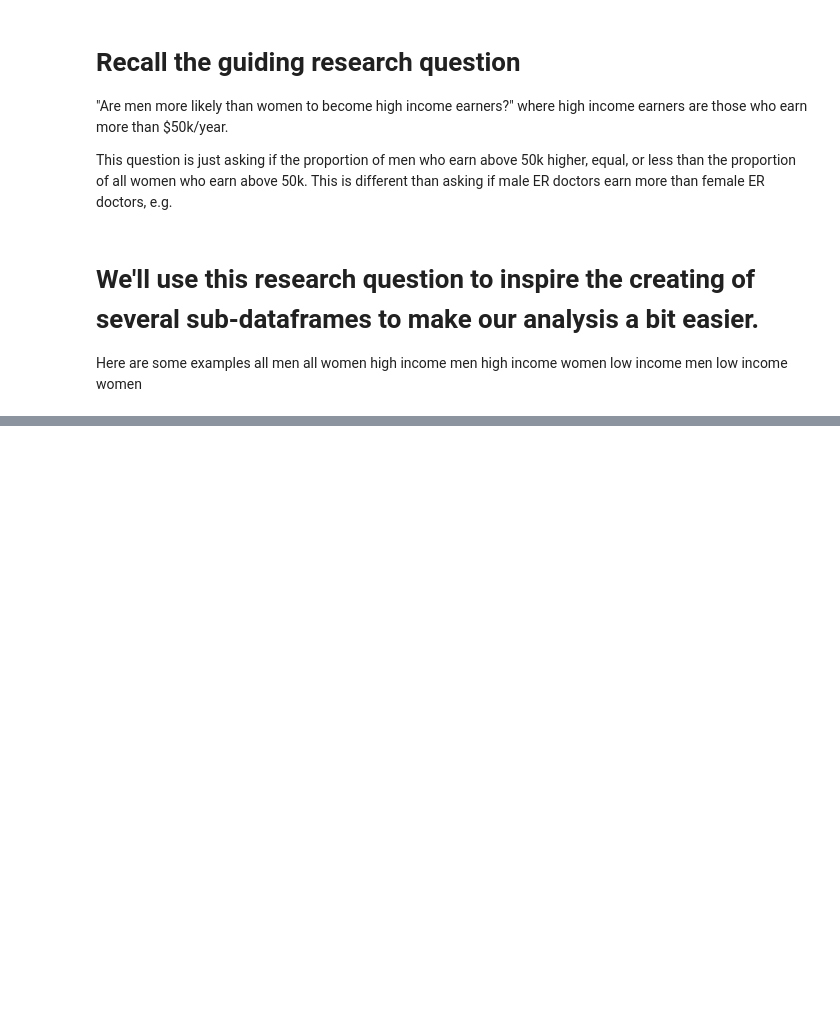
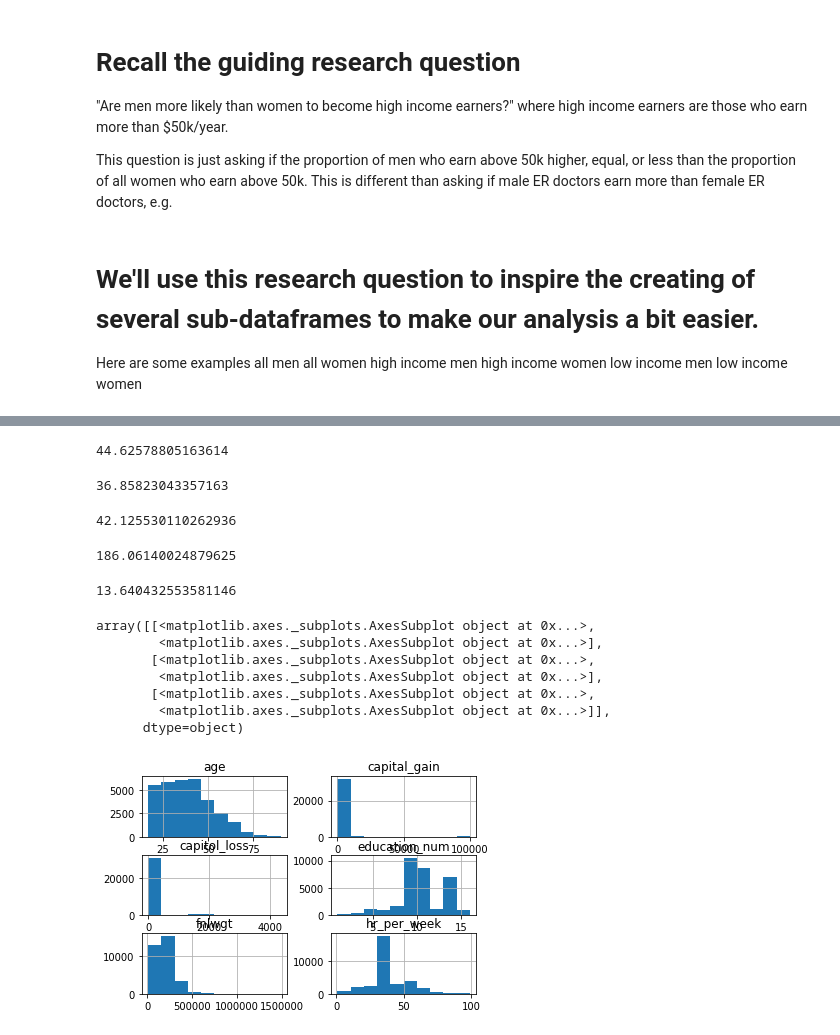
Before and after one commit to emagg1/Math2212_Maggiore, a Jupyter notebook: M2_Statistics/M2_Adult.ipynb, the cells around one changed output, grey strips where cells are left out. Drawn from its saved outputs; the diff is of its cells as text; code cells hidden in the pictures; blank space fills up the shorter version.

```diff
--- a/M2_Statistics/M2_Adult.ipynb
+++ b/M2_Statistics/M2_Adult.ipynb
@@ -89,0 +173,33 @@ men_low_income
+# %%
+men_high_income['age'].mean()
+# %% [output]
+44.62578805163614
+# %%
+women['age'].mean()
+# %% [output]
+36.85823043357163
+# %%
+women_high_income['age'].mean()
+# %% [output]
+42.125530110262936
+# %%
+# the variance of the age of adults
+adult['age'].var()
+# %% [output]
+186.06140024879625
+# %%
+# the standard deviation of the age
+adult['age'].std()
+# %% [output]
+13.640432553581146
+# %%
+adult.hist()
+# %% [output]
+array([[<matplotlib.axes._subplots.AxesSubplot object at 0x...>,
+        <matplotlib.axes._subplots.AxesSubplot object at 0x...>],
+       [<matplotlib.axes._subplots.AxesSubplot object at 0x...>,
+        <matplotlib.axes._subplots.AxesSubplot object at 0x...>],
+       [<matplotlib.axes._subplots.AxesSubplot object at 0x...>,
+        <matplotlib.axes._subplots.AxesSubplot object at 0x...>]],
+      dtype=object)
+[figure, added]
```
Also changed, not shown: parts of 18 cells of this notebook, 1 other file.
